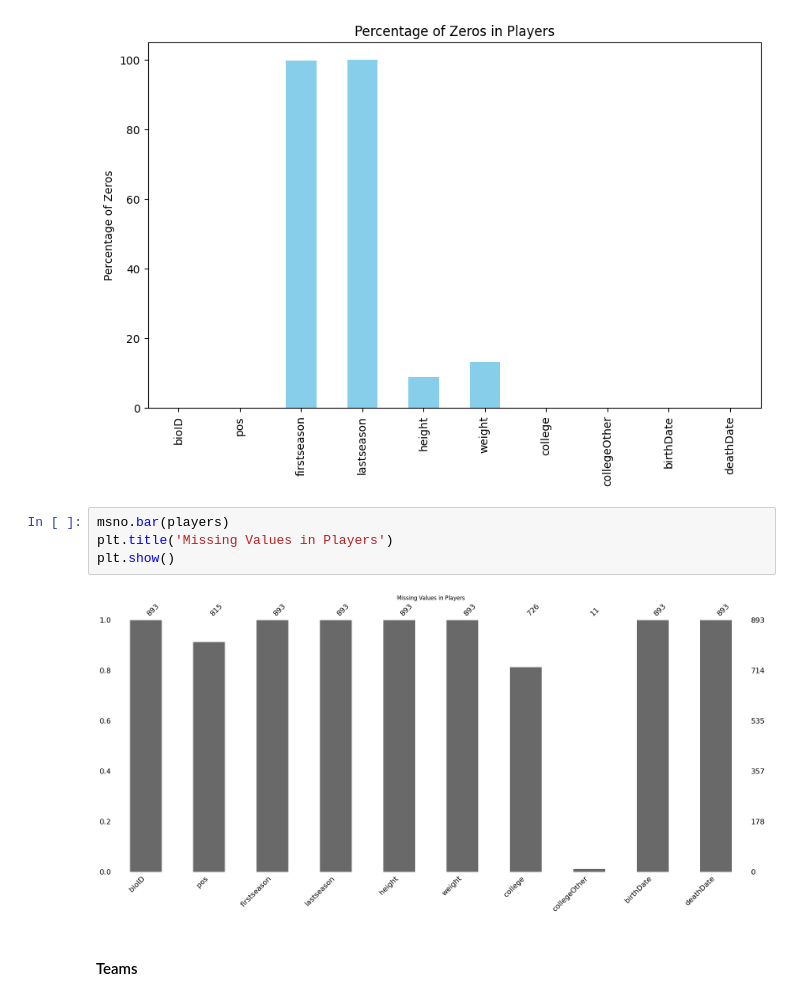
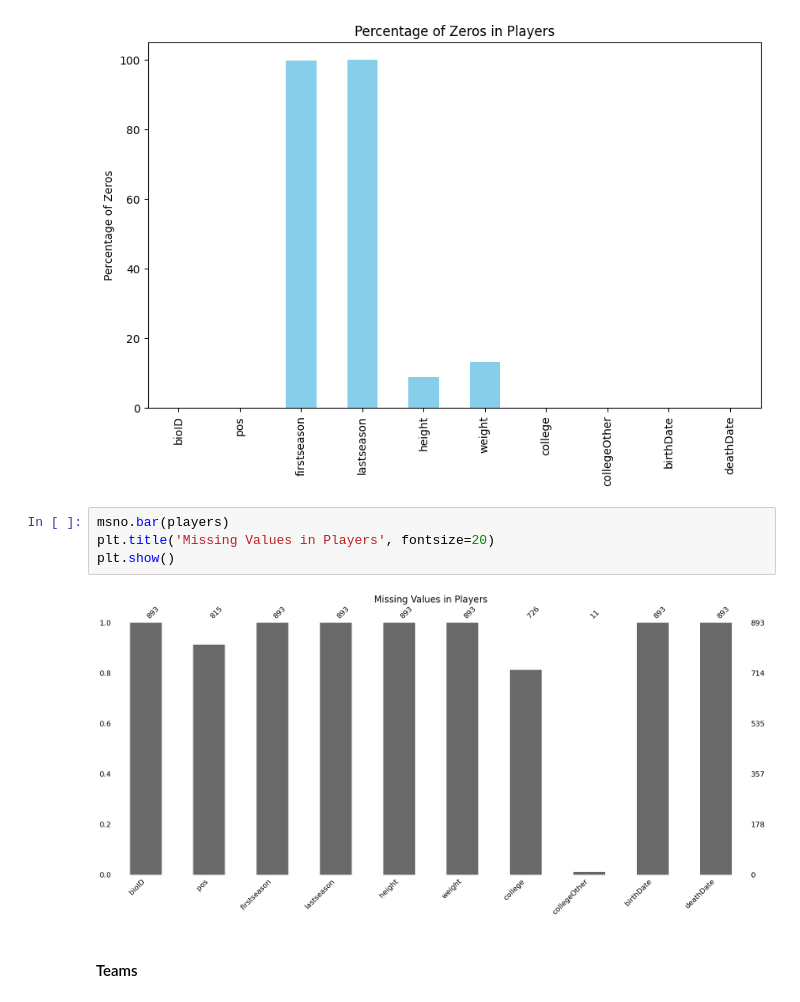
Before and after one commit to brunabrasil/FEUP-AC, a Jupyter notebook: exploratory.ipynb, the cells around one changed output. Saved outputs shown, nothing was run; the diff lists cells and outputs as text.

```diff
--- a/exploratory.ipynb
+++ b/exploratory.ipynb
@@ -321,10 +323,10 @@ plt.show()
 [figure]
 # %%
 msno.bar(players)
-plt.title('Missing Values in Players')
+plt.title('Missing Values in Players', fontsize=20)
 plt.show()
 # %% [output]
-[figure, old version]
+[figure, new version]
 # %% [markdown]
 #### Teams
 # %%
```
Also changed, not shown: parts of 6 cells of this notebook, 6 other files.
